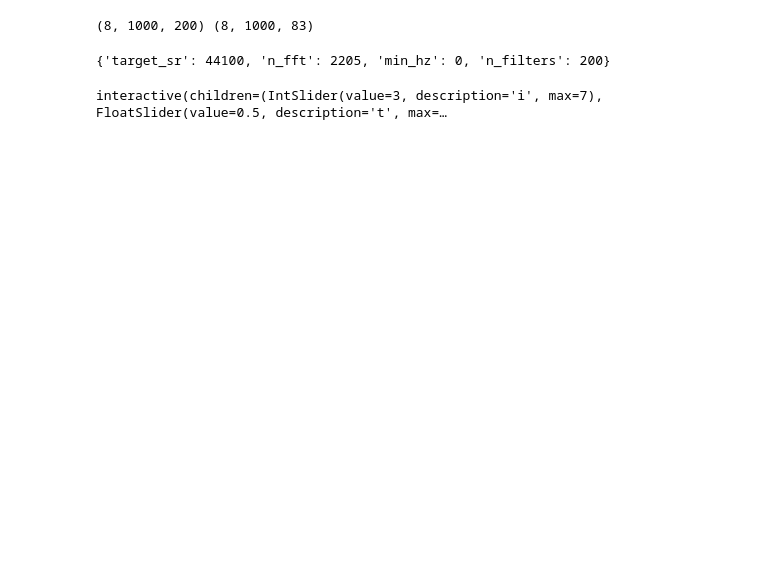
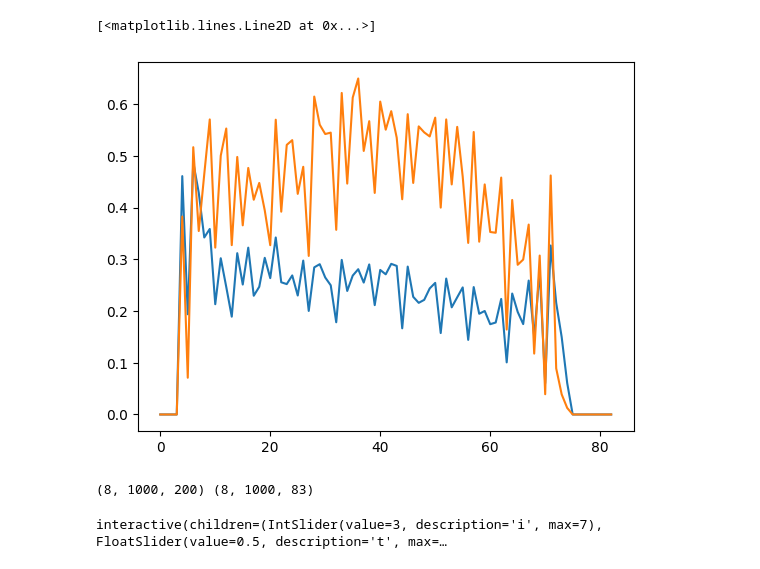
Before and after one commit to Lezek123/musicnet-transcription, a Jupyter notebook: notebooks/ModelEval.ipynb, the cells around one changed output. Drawn from its saved outputs; the diff is of its cells as text; code cells hidden in the pictures; blank space fills up the shorter version.

Commit message:
Wavenet architecture, fix read_midi_notes, fix preprocessing, add more metrics

```diff
--- a/notebooks/ModelEval.ipynb
+++ b/notebooks/ModelEval.ipynb
@@ -46,3 +69,14 @@ val_ds = create_tf_record_ds("val", **ds_params)
+# %%
+model.compile(
+    loss=model.loss,
+    metrics=[
+        F1FromSeqLogits(threshold=0.5, average="weighted", name="f1_weighted"),
+        F1FromSeqLogits(threshold=0.5, average="micro", name="f1_global"),
+        keras.metrics.Precision(0, name="precision"),
+        keras.metrics.Precision(0, name="precision_33", class_id=33),
+        keras.metrics.Recall(0, name="recall")
+    ]
+)
 # %%
 model.evaluate(val_ds)
 # %% [output]
@@ -50,0 +90,3 @@ model.evaluate(val_ds)
+# %%
+y_pred = model.predict(val_ds)
+y_pred = tf.sigmoid(y_pred)
@@ -50,0 +95,4 @@ model.evaluate(val_ds)
+# %%
+y_true = None
+for x_batch, y_batch in val_ds:
+    y_true = tf.concat((y_true, y_batch), axis=0) if y_true is not None else y_batch
@@ -50,0 +156,4 @@ model.evaluate(val_ds)
+# %%
+per_note_stats = calc_per_note_stats(y_true, y_pred)
+pd.set_option("display.max_rows", 100)
+per_note_stats
@@ -51,3 +200,9 @@ model.evaluate(val_ds)
+# %%
+plt.plot(per_note_stats["precision"])
+plt.plot(per_note_stats["recall"])
+# %% [output]
+[<matplotlib.lines.Line2D at 0x...>]
+[figure, added]
 # %%
 for x, y in val_ds:
     break
@@ -58,11 +213,6 @@ print(x.shape, y.shape)
 # %%
 y_pred = model(x)
 y_pred = tf.sigmoid(y_pred)
-# %%
-spectogram_params = { k: v for k, v in params.items() if k in ["n_fft", "target_sr", "min_hz", "n_filters"] }
-spectogram_params
-# %% [output]
-{'target_sr': 44100, 'n_fft': 2205, 'min_hz': 0, 'n_filters': 200}
 # %%
 spectogram_params = { k: v for k, v in params.items() if k in ["n_fft", "target_sr", "min_hz"] }
 
```
Also changed, not shown: parts of 14 cells of this notebook, 9 other files.
